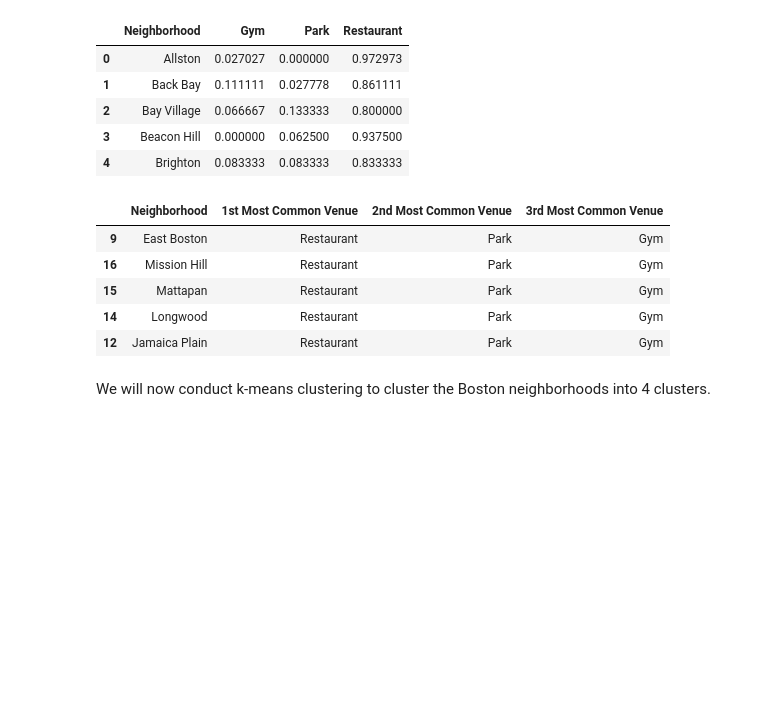
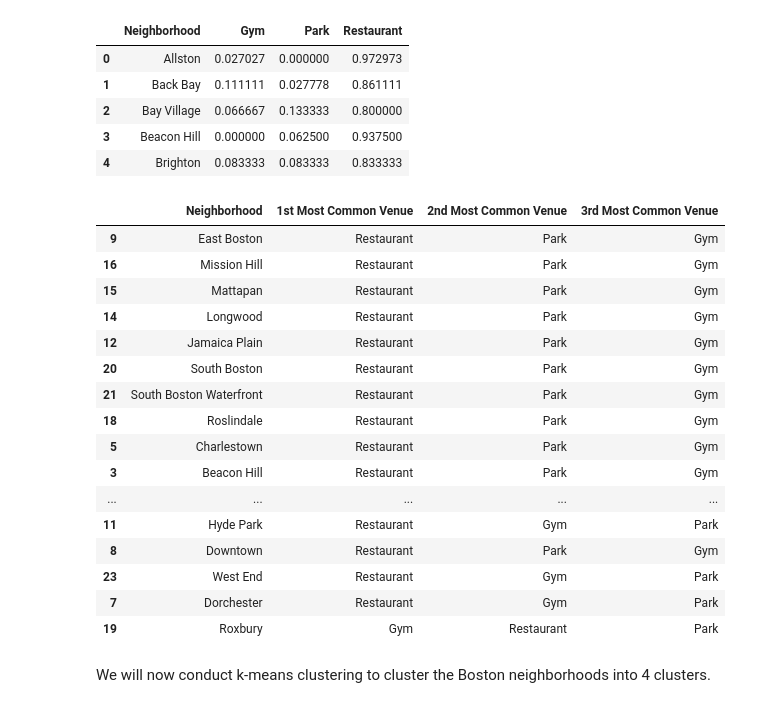
Before and after one commit to saya1113saya/Coursera_Capstone, a Jupyter notebook: WEEK5_FINAL_CAPSTONE_Project - The Battle of Neighborhoods.ipynb, the cells around one changed output. Saved outputs shown, nothing was run; the diff lists cells and outputs as text; code cells hidden in the pictures; blank space fills up the shorter version.

```diff
--- a/WEEK5_FINAL_CAPSTONE_Project - The Battle of Neighborhoods.ipynb
+++ b/WEEK5_FINAL_CAPSTONE_Project - The Battle of Neighborhoods.ipynb
@@ -437,32 +437,43 @@ def most_common_venues(row, num_top_venues):
 # %%
 #order the venues and store in a dataframe
 num_top_venues = 3
 
 indicators = ['st', 'nd', 'rd']
 
 # create columns according to number of top venues
 columns = ['Neighborhood']
 for ind in np.arange(num_top_venues):
     try:
         columns.append('{}{} Most Common Venue'.format(ind+1, indicators[ind]))
     except:
         columns.append('{}th Most Common Venue'.format(ind+1))
 
 # create a new dataframe
 sorted_venues = pd.DataFrame(columns=columns)
 sorted_venues['Neighborhood'] = boston_grouped['Neighborhood']
 
 for ind in np.arange(boston_grouped.shape[0]):
     sorted_venues.iloc[ind, 1:] = most_common_venues(boston_grouped.iloc[ind, :], num_top_venues)
 
-sorted_venues.head()
+sorted_venues
 # %% [output]
 |  | Neighborhood | 1st Most Common Venue | 2nd Most Common Venue | 3rd Most Common Venue |
 | 9 | East Boston | Restaurant | Park | Gym |
 | 16 | Mission Hill | Restaurant | Park | Gym |
 | 15 | Mattapan | Restaurant | Park | Gym |
 | 14 | Longwood | Restaurant | Park | Gym |
 | 12 | Jamaica Plain | Restaurant | Park | Gym |
+| 20 | South Boston | Restaurant | Park | Gym |
+| 21 | South Boston Waterfront | Restaurant | Park | Gym |
+| 18 | Roslindale | Restaurant | Park | Gym |
+| 5 | Charlestown | Restaurant | Park | Gym |
+| 3 | Beacon Hill | Restaurant | Park | Gym |
+| ... | ... | ... | ... | ... |
+| 11 | Hyde Park | Restaurant | Gym | Park |
+| 8 | Downtown | Restaurant | Park | Gym |
+| 23 | West End | Restaurant | Gym | Park |
+| 7 | Dorchester | Restaurant | Gym | Park |
+| 19 | Roxbury | Gym | Restaurant | Park |
 # %% [markdown]
 We will now conduct k-means clustering to cluster the Boston neighborhoods into 4 clusters.
 # %%
```
